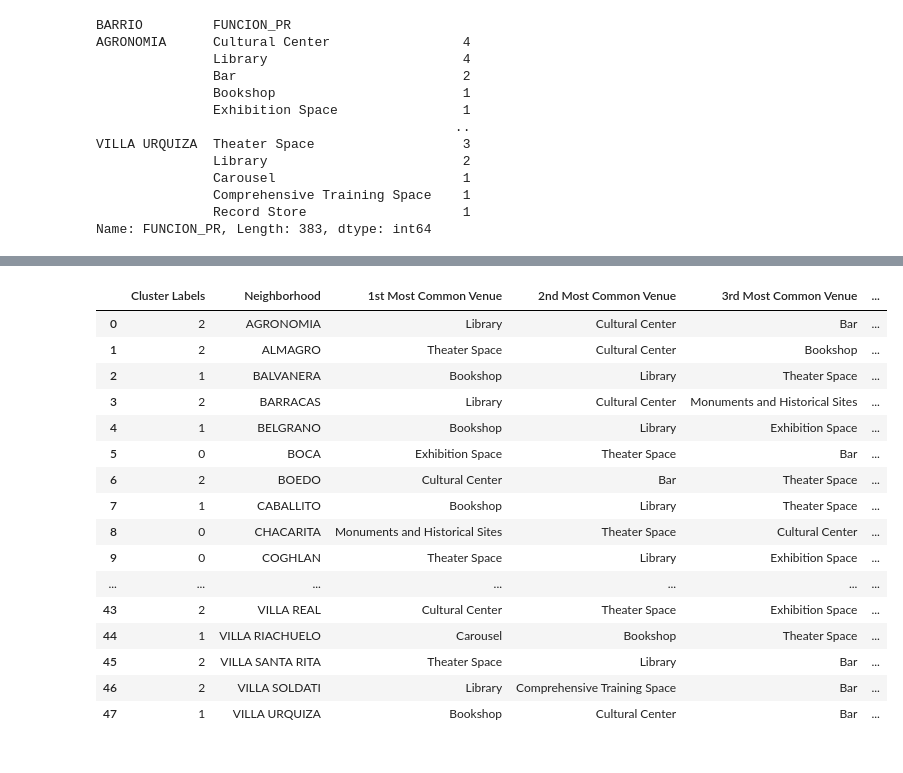
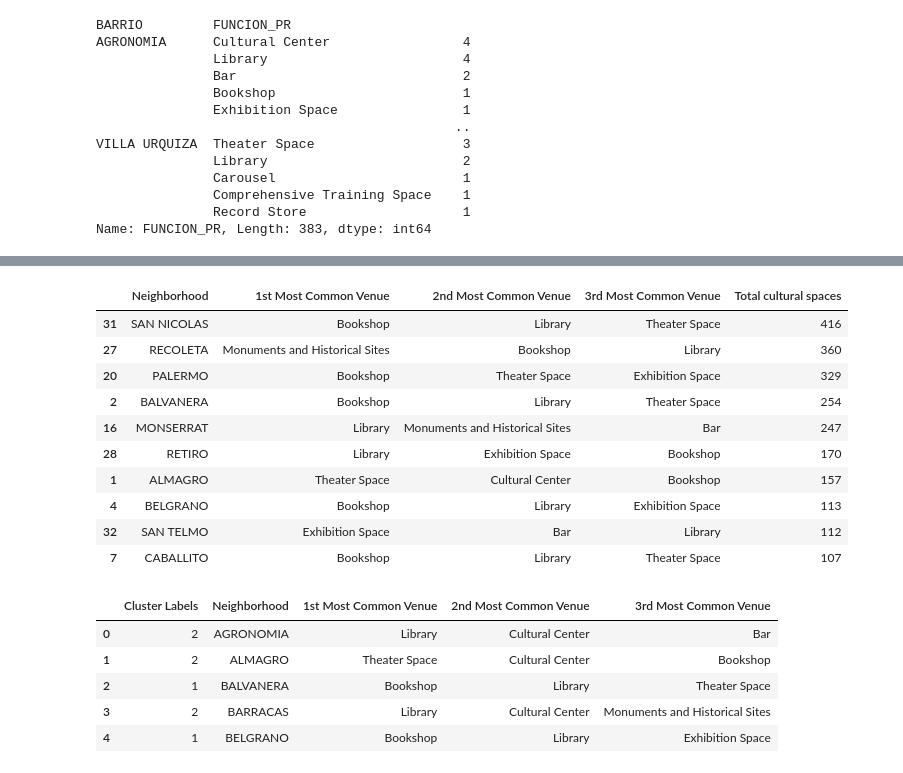
Before and after one commit to jym272/Coursera_Capstone, a Jupyter notebook: Capstone_project.ipynb, the cells around one changed output, grey strips where cells are left out. Cells and saved outputs as stored; diff of their text form; code cells hidden in the pictures.

```diff
--- a/Capstone_project.ipynb
+++ b/Capstone_project.ipynb
@@ -49,0 +90,3 @@ Name: FUNCION_PR, Length: 383, dtype: int64
+# %%
+cultural_spaces_clean = cultural_spaces[['FUNCION_PR',"ESTABLECIM",'LATITUD', 'LONGITUD', 'BARRIO']]
+cultural_spaces_clean.rename(columns={'ESTABLECIM':'Name',"FUNCION_PR":"Cultural space"})
@@ -92,5 +269,5 @@ caba_map
 # %%
-num_top_venues = 5
+num_top_venues = 3
 
 def return_most_common_venues(row, num_top_venues):
     row_categories = row.iloc[1:]
@@ -130,45 +317,50 @@ neighborhoods_venues_sorted.head(10)
+# %%
+barrios_cultural_spaces_sorted=neighborhoods_venues_sorted.join(barrios_cultural_spaces.set_index("neighborhood"),on="Neighborhood")
+barrios_cultural_spaces_sorted.rename(columns={"number_cultural_spaces":"Total cultural spaces"},inplace= True)
+barrios_cultural_spaces_sorted.sort_values(by=["Total cultural spaces"],ascending=False).head(10)
+# %% [output]
+|  | Neighborhood | 1st Most Common Venue | 2nd Most Common Venue | 3rd Most Common Venue | Total cultural spaces |
+| 31 | SAN NICOLAS | Bookshop | Library | Theater Space | 416 |
+| 27 | RECOLETA | Monuments and Historical Sites | Bookshop | Library | 360 |
+| 20 | PALERMO | Bookshop | Theater Space | Exhibition Space | 329 |
+| 2 | BALVANERA | Bookshop | Library | Theater Space | 254 |
+| 16 | MONSERRAT | Library | Monuments and Historical Sites | Bar | 247 |
+| 28 | RETIRO | Library | Exhibition Space | Bookshop | 170 |
+| 1 | ALMAGRO | Theater Space | Cultural Center | Bookshop | 157 |
+| 4 | BELGRANO | Bookshop | Library | Exhibition Space | 113 |
+| 32 | SAN TELMO | Exhibition Space | Bar | Library | 112 |
+| 7 | CABALLITO | Bookshop | Library | Theater Space | 107 |
 # %%
 from sklearn.preprocessing import StandardScaler
 
 caba_grouped_clustering = caba_grouped.drop('Neighborhood', 1)
 X = caba_grouped_clustering.values
 X = np.nan_to_num(X)
 cluster_dataset = StandardScaler().fit_transform(X)
 cluster_dataset
 
 
 # set number of clusters
 kclusters = 3
 # run k-means clustering
 kmeans = KMeans(init="k-means++",n_clusters=kclusters, random_state=0).fit(cluster_dataset)
 # check cluster labels generated for each row in the dataframe
 kmeans.labels_
 
 
 import copy
 # add clustering labels
 neighborhoods_venues_clusters= copy.deepcopy(neighborhoods_venues_sorted)
 neighborhoods_venues_clusters.insert(0, 'Cluster Labels', kmeans.labels_)
 
-neighborhoods_venues_clusters
+neighborhoods_venues_clusters.head()
 # %% [output]
-|  | Cluster Labels | Neighborhood | 1st Most Common Venue | 2nd Most Common Venue | 3rd Most Common Venue | ... |
-| 0 | 2 | AGRONOMIA | Library | Cultural Center | Bar | ... |
-| 1 | 2 | ALMAGRO | Theater Space | Cultural Center | Bookshop | ... |
-| 2 | 1 | BALVANERA | Bookshop | Library | Theater Space | ... |
-| 3 | 2 | BARRACAS | Library | Cultural Center | Monuments and Historical Sites | ... |
-| 4 | 1 | BELGRANO | Bookshop | Library | Exhibition Space | ... |
-| 5 | 0 | BOCA | Exhibition Space | Theater Space | Bar | ... |
-| 6 | 2 | BOEDO | Cultural Center | Bar | Theater Space | ... |
-| 7 | 1 | CABALLITO | Bookshop | Library | Theater Space | ... |
-| 8 | 0 | CHACARITA | Monuments and Historical Sites | Theater Space | Cultural Center | ... |
-| 9 | 0 | COGHLAN | Theater Space | Library | Exhibition Space | ... |
-| ... | ... | ... | ... | ... | ... | ... |
-| 43 | 2 | VILLA REAL | Cultural Center | Theater Space | Exhibition Space | ... |
-| 44 | 1 | VILLA RIACHUELO | Carousel | Bookshop | Theater Space | ... |
-| 45 | 2 | VILLA SANTA RITA | Theater Space | Library | Bar | ... |
-| 46 | 2 | VILLA SOLDATI | Library | Comprehensive Training Space | Bar | ... |
-| 47 | 1 | VILLA URQUIZA | Bookshop | Cultural Center | Bar | ... |
+|  | Cluster Labels | Neighborhood | 1st Most Common Venue | 2nd Most Common Venue | 3rd Most Common Venue |
+| 0 | 2 | AGRONOMIA | Library | Cultural Center | Bar |
+| 1 | 2 | ALMAGRO | Theater Space | Cultural Center | Bookshop |
+| 2 | 1 | BALVANERA | Bookshop | Library | Theater Space |
+| 3 | 2 | BARRACAS | Library | Cultural Center | Monuments and Historical Sites |
+| 4 | 1 | BELGRANO | Bookshop | Library | Exhibition Space |
 # %%
 caba_map = folium.Map(location=[latitude, longitude],tiles="cartodbpositron", zoom_start=13) #cartodbdark_matter
 # generate choropleth map using the total immigration of each country to Canada from 1980 to 2013
```
Also changed, not shown: parts of 36 cells of this notebook, 1 other file.
